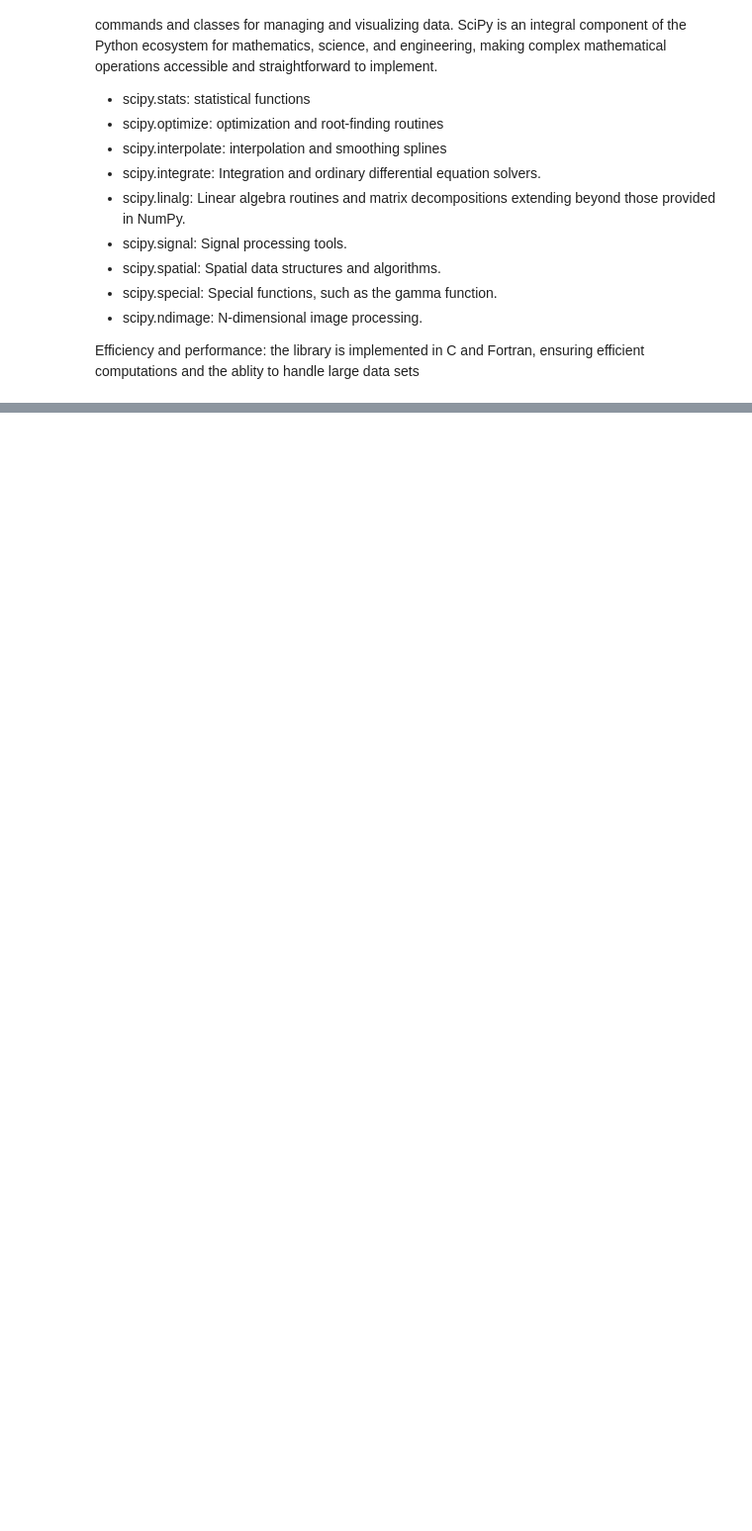
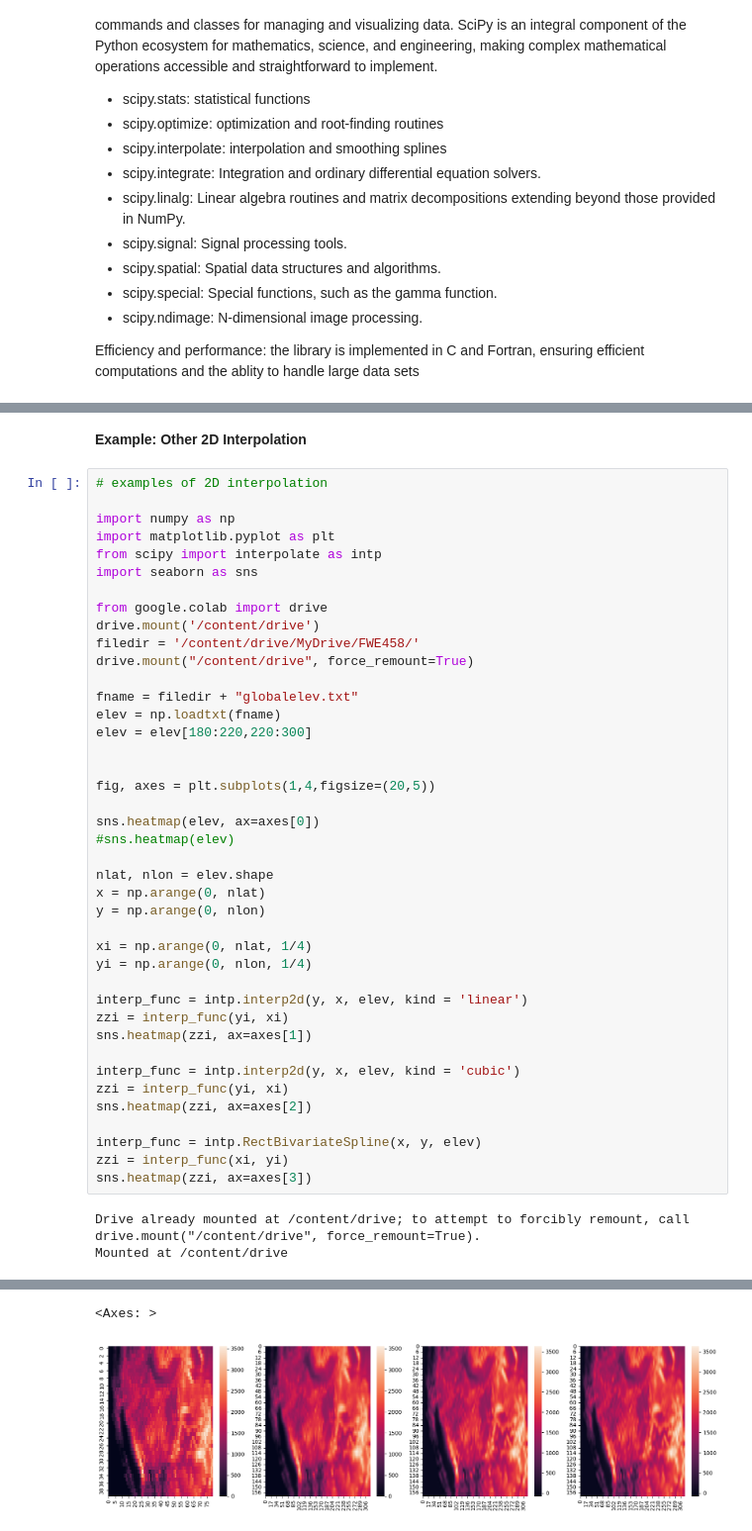
Before and after one commit to jayasuneja/FWE458_Spring25, a Jupyter notebook: FWE458_LectureNotes.ipynb, the cells around one changed output, grey strips where cells are left out. Shown at 99% size. Cells and saved outputs as stored; diff of their text form; blank space fills up the shorter version.

```diff
--- a/FWE458_LectureNotes.ipynb
+++ b/FWE458_LectureNotes.ipynb
@@ -1211,0 +1310,46 @@ Efficiency and performance: the library is implemented in C and Fortran, ensurin
+# %% [markdown]
+**Example: Other 2D Interpolation**
+# %%
+# examples of 2D interpolation
+
+import numpy as np
+import matplotlib.pyplot as plt
+from scipy import interpolate as intp
+import seaborn as sns
+
+from google.colab import drive
+drive.mount('/content/drive')
+filedir = '/content/drive/MyDrive/FWE458/'
+drive.mount("/content/drive", force_remount=True)
+
+fname = filedir + "globalelev.txt"
+elev = np.loadtxt(fname)
+elev = elev[180:220,220:300]
+
+
+fig, axes = plt.subplots(1,4,figsize=(20,5))
+
+sns.heatmap(elev, ax=axes[0])
+#sns.heatmap(elev)
+
+nlat, nlon = elev.shape
+x = np.arange(0, nlat)
+y = np.arange(0, nlon)
+
+xi = np.arange(0, nlat, 1/4)
+yi = np.arange(0, nlon, 1/4)
+
+interp_func = intp.interp2d(y, x, elev, kind = 'linear')
+zzi = interp_func(yi, xi)
+sns.heatmap(zzi, ax=axes[1])
+
+interp_func = intp.interp2d(y, x, elev, kind = 'cubic')
+zzi = interp_func(yi, xi)
+sns.heatmap(zzi, ax=axes[2])
+
+interp_func = intp.RectBivariateSpline(x, y, elev)
+zzi = interp_func(xi, yi)
+sns.heatmap(zzi, ax=axes[3])
+# %% [output]
+Drive already mounted at /content/drive; to attempt to forcibly remount, call drive.mount("/content/drive", force_remount=True).
+Mounted at /content/drive
@@ -1211,0 +1373,2 @@ Efficiency and performance: the library is implemented in C and Fortran, ensurin
+<Axes: >
+[figure, added]
```
Also changed, not shown: parts of 8 cells of this notebook.
